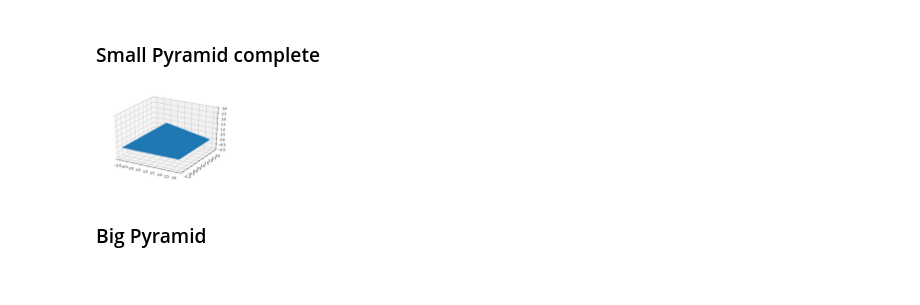
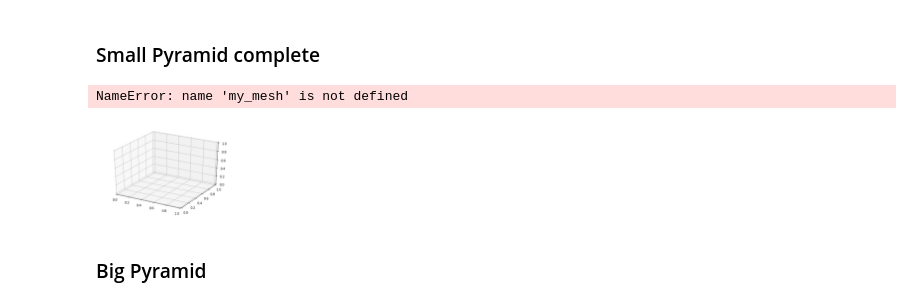
Before and after one commit to thomsn/fractals, a Jupyter notebook: life_mimicked.ipynb, the cells around one changed output. Cells and saved outputs as stored; diff of their text form; code cells hidden in the pictures.

Commit message:
first surface complete

```diff
--- a/life_mimicked.ipynb
+++ b/life_mimicked.ipynb
@@ -93,25 +109,24 @@ data['vectors'] = spikes
 # %%
 from matplotlib import pyplot
 from mpl_toolkits import mplot3d
 
 # Create a new plot
 figure = pyplot.figure()
 axes = mplot3d.Axes3D(figure)
 
 
 # Render the cube faces
 axes.add_collection3d(mplot3d.art3d.Poly3DCollection(my_mesh.vectors))
 
 # Auto scale to the mesh size
 scale = numpy.concatenate(my_mesh).flatten(-1)
 axes.auto_scale_xyz(scale, scale, scale)
 
 # Show the plot to the screen
 pyplot.show()
-
-my_mesh.save('spiky_surface.stl')
 # %% [output]
+NameError: name 'my_mesh' is not defined
-[figure, old version]
+[figure, new version]
 # %% [markdown]
 ### Big Pyramid
 # %%
```
Also changed, not shown: parts of 10 cells of this notebook.
